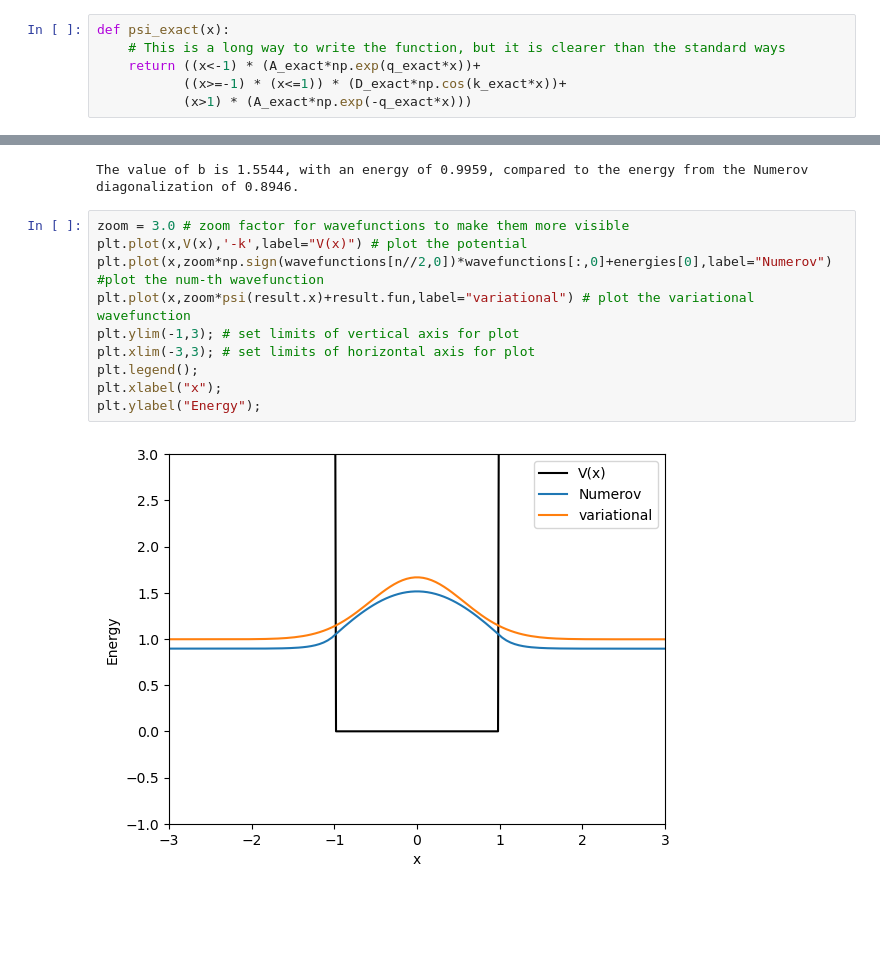
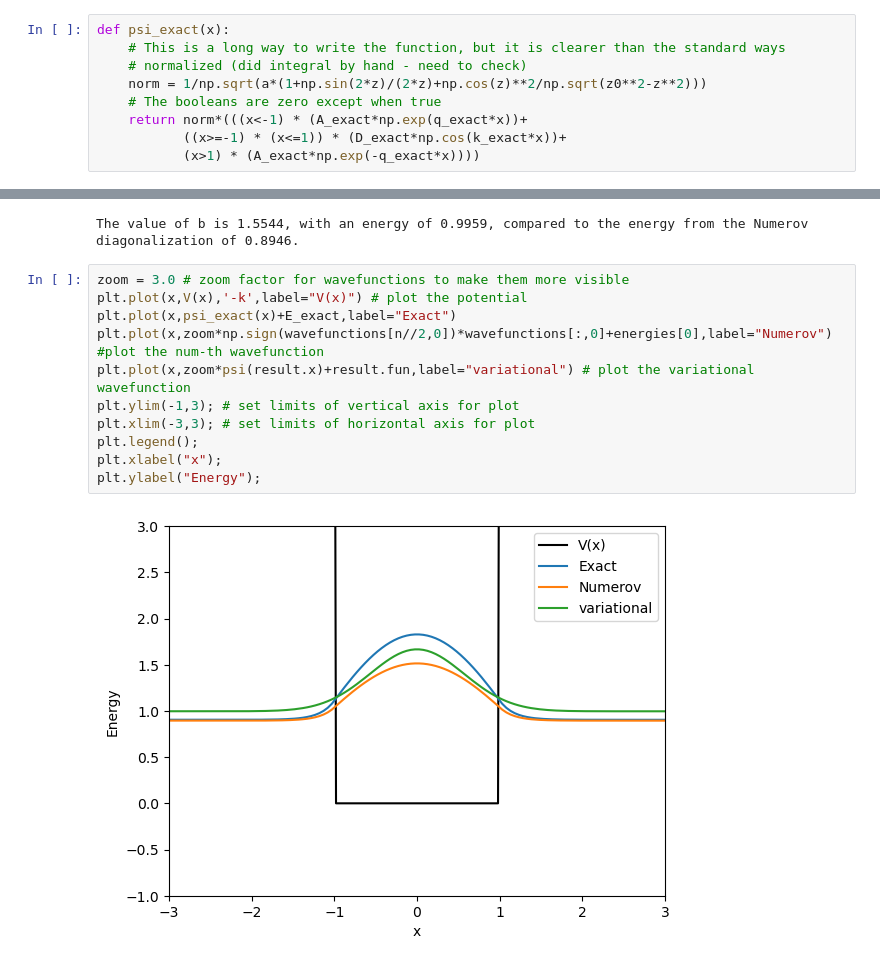
Before and after one commit to corcoted/Phys475, a Jupyter notebook: TISE-Numerov-var.ipynb, the cells around one changed output, grey strips where cells are left out. Cells and saved outputs as stored; diff of their text form; blank space fills up the shorter version.

Commit message:
WIP exact wavefunction

```diff
--- a/TISE-Numerov-var.ipynb
+++ b/TISE-Numerov-var.ipynb
@@ -96,9 +81,12 @@ $$
 # %%
 def psi_exact(x):
     # This is a long way to write the function, but it is clearer than the standard ways
-    return ((x<-1) * (A_exact*np.exp(q_exact*x))+
+    # normalized (did integral by hand - need to check)
+    norm = 1/np.sqrt(a*(1+np.sin(2*z)/(2*z)+np.cos(z)**2/np.sqrt(z0**2-z**2)))
+    # The booleans are zero except when true
+    return norm*(((x<-1) * (A_exact*np.exp(q_exact*x))+
            ((x>=-1) * (x<=1)) * (D_exact*np.cos(k_exact*x))+
-           (x>1) * (A_exact*np.exp(-q_exact*x)))
+           (x>1) * (A_exact*np.exp(-q_exact*x))))
 # %%
 plt.plot(np.linspace(-3,3,101),psi_exact(np.linspace(-3,3,101)))
 # %% [output]
@@ -198,12 +186,13 @@ The value of b is 1.5544, with an energy of 0.9959, compared to the energy from
 # %%
 zoom = 3.0 # zoom factor for wavefunctions to make them more visible
 plt.plot(x,V(x),'-k',label="V(x)") # plot the potential
+plt.plot(x,psi_exact(x)+E_exact,label="Exact")
 plt.plot(x,zoom*np.sign(wavefunctions[n//2,0])*wavefunctions[:,0]+energies[0],label="Numerov") #plot the num-th wavefunction
 plt.plot(x,zoom*psi(result.x)+result.fun,label="variational") # plot the variational wavefunction
 plt.ylim(-1,3); # set limits of vertical axis for plot
 plt.xlim(-3,3); # set limits of horizontal axis for plot
 plt.legend();
 plt.xlabel("x");
 plt.ylabel("Energy");
 # %% [output]
-[figure, old version]
+[figure, new version]
```
Also changed, not shown: parts of 2 cells of this notebook, 1 other file.
